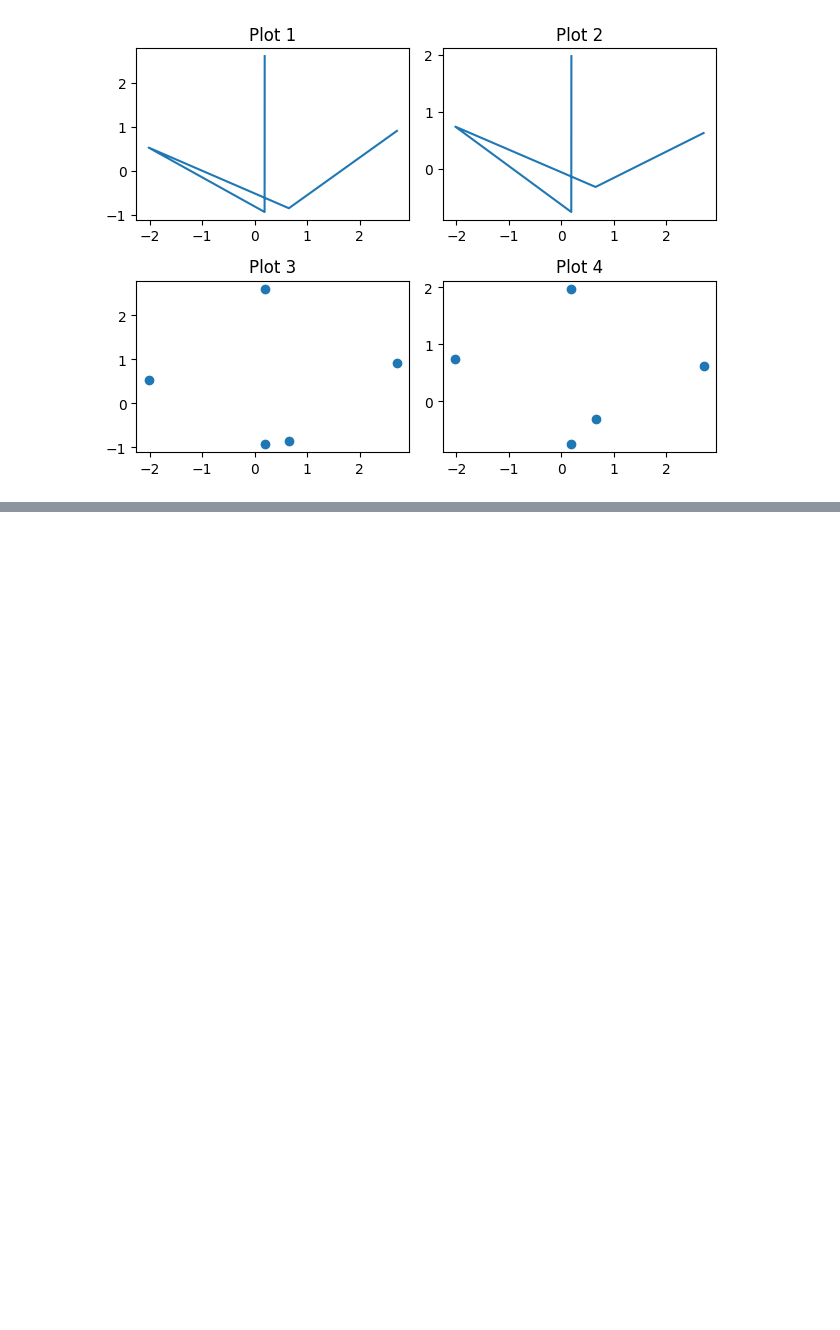
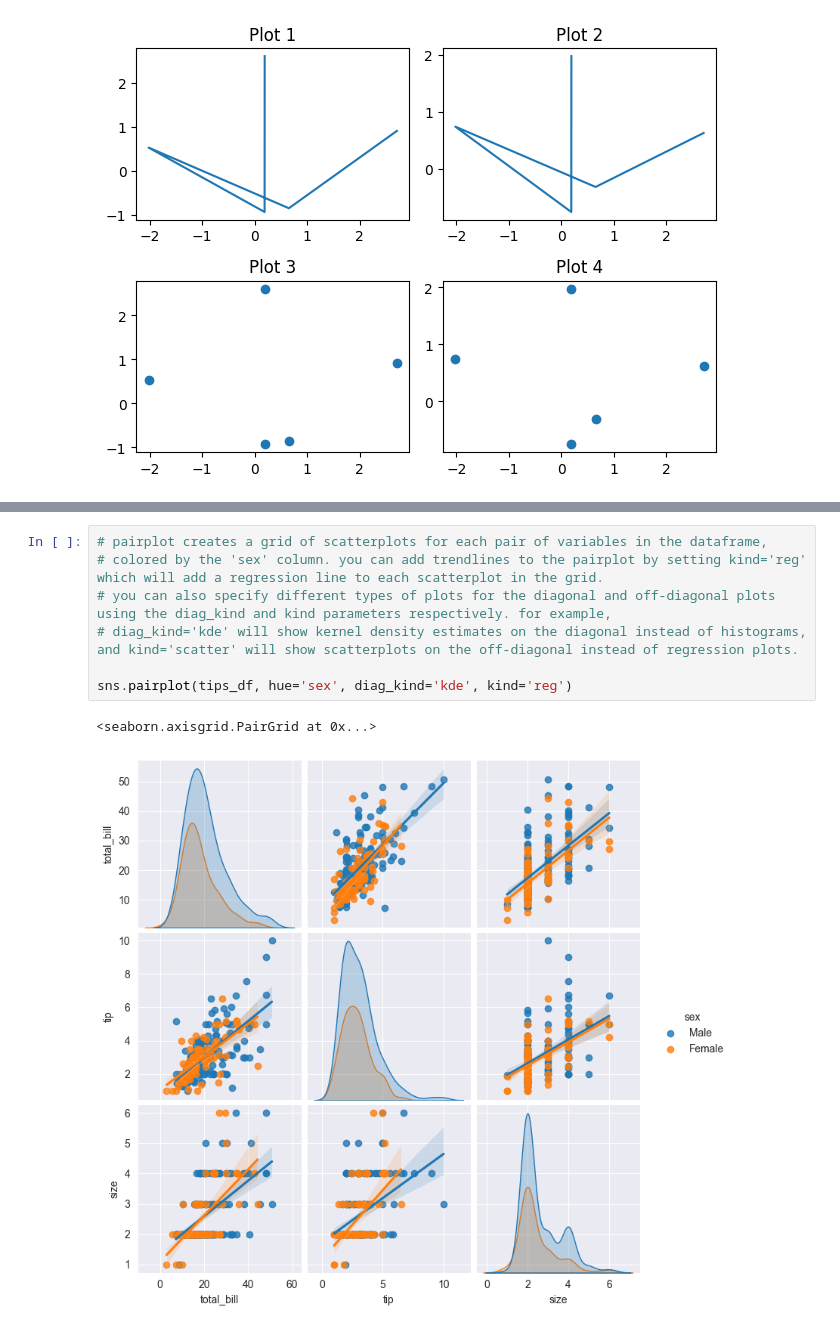
Before and after one commit to Alecdrew/Python-bootcamp, a Jupyter notebook: Notebooks/my_notes_on_course.ipynb, the cells around one changed output, grey strips where cells are left out. Drawn from its saved outputs; the diff is of its cells as text; blank space fills up the shorter version.

```diff
--- a/Notebooks/my_notes_on_course.ipynb
+++ b/Notebooks/my_notes_on_course.ipynb
@@ -290,0 +316,10 @@ plt.show()
+# %%
+# pairplot creates a grid of scatterplots for each pair of variables in the dataframe,
+# colored by the 'sex' column. you can add trendlines to the pairplot by setting kind='reg' which will add a regression line to each scatterplot in the grid.
+# you can also specify different types of plots for the diagonal and off-diagonal plots using the diag_kind and kind parameters respectively. for example,
+# diag_kind='kde' will show kernel density estimates on the diagonal instead of histograms, and kind='scatter' will show scatterplots on the off-diagonal instead of regression plots.
+
+sns.pairplot(tips_df, hue='sex', diag_kind='kde', kind='reg')
+# %% [output]
+<seaborn.axisgrid.PairGrid at 0x...>
+[figure, added]
```
Also changed, not shown: parts of 9 cells of this notebook.
